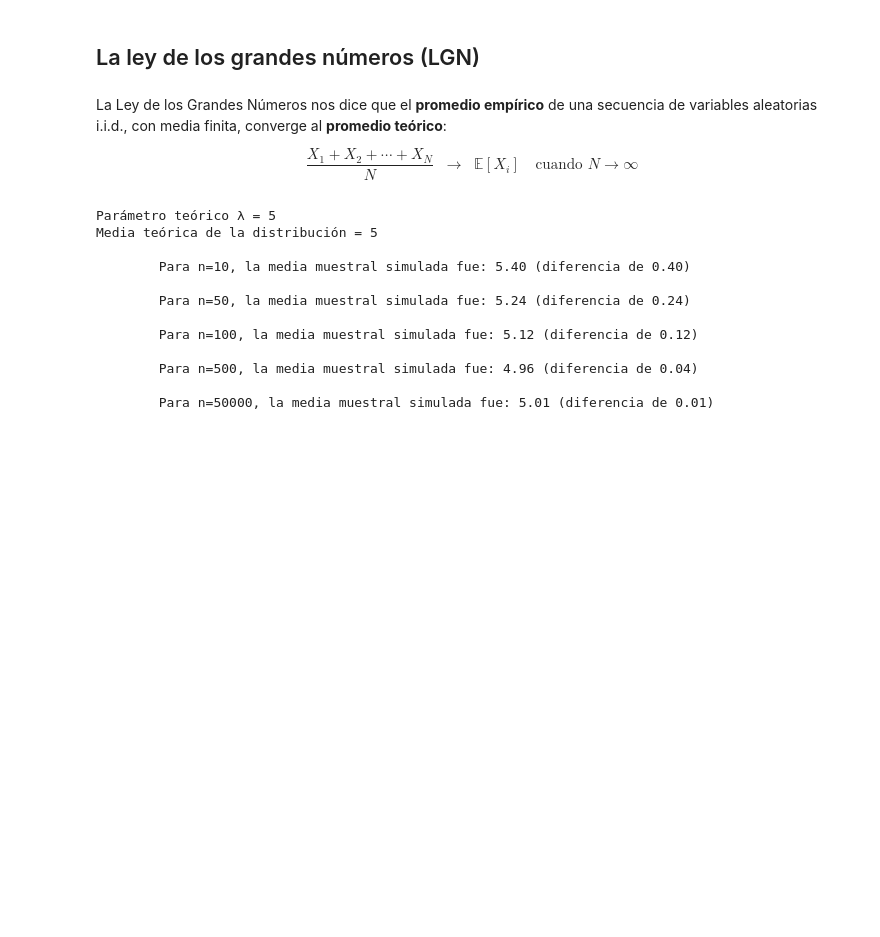
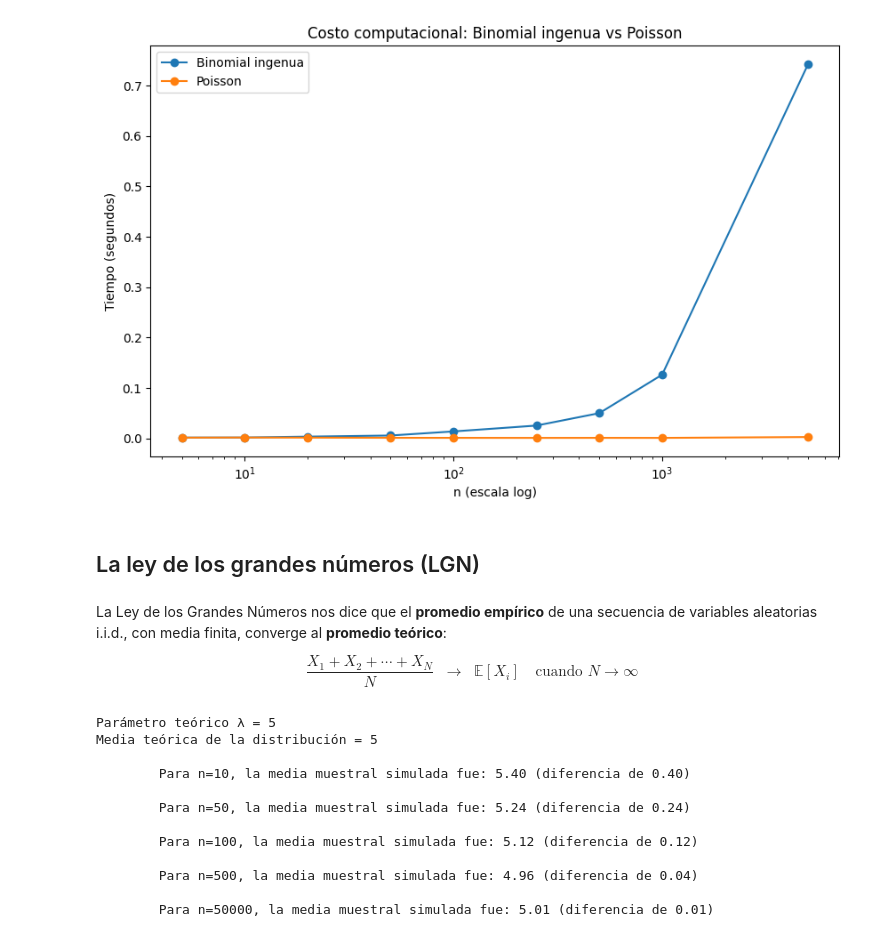
Before and after one commit to nefter/Bourbaki, a Jupyter notebook: Matematicas-para-la-Ciencia-de-Datos/Modulo-I-Probabilidad-y-Estadística/Semana_3_LGN_TLC_y_Tests/LGN_TLC_y_Tests.ipynb, the cells around one changed output. Saved outputs shown, nothing was run; the diff lists cells and outputs as text; code cells hidden in the pictures; blank space fills up the shorter version.

```diff
--- a/Matematicas-para-la-Ciencia-de-Datos/Modulo-I-Probabilidad-y-Estadística/Semana_3_LGN_TLC_y_Tests/LGN_TLC_y_Tests.ipynb
+++ b/Matematicas-para-la-Ciencia-de-Datos/Modulo-I-Probabilidad-y-Estadística/Semana_3_LGN_TLC_y_Tests/LGN_TLC_y_Tests.ipynb
@@ -23,3 +195,70 @@ import json
+# %%
+# Comparación de tiempo computacional: Simulación ingenua de Binomial
+
+# Aquí simulamos la Binomial como suma explícita
+# de n Bernoullis independientes.
+
+import time
+
+lmbda = 5
+sample_size = 20_000
+
+n_values = [5, 10, 20, 50, 100, 250, 500, 1000, 5000]
+binomial_times = []
+poisson_times = []
+
+for n in n_values:
+
+    p = lmbda / n
+
+    # ------------------------------------------------
+    # Binomial ingenua
+    # ------------------------------------------------
+    start = time.perf_counter()
+
+    bernoullis = np.random.rand(sample_size, n) < p
+    binomial_samples = bernoullis.sum(axis=1)
+
+    end = time.perf_counter()
+
+    binomial_times.append(end - start)
+
+    # ------------------------------------------------
+    # Poisson
+    # ------------------------------------------------
+    start = time.perf_counter()
+
+    poisson_samples = np.random.poisson(
+        lam=lmbda,
+        size=sample_size
+    )
+
+    end = time.perf_counter()
+
+    poisson_times.append(end - start)
+
+
+plt.figure(figsize=(10,6))
+plt.plot(
+    n_values,
+    binomial_times,
+    marker='o',
+    label='Binomial ingenua'
+)
+plt.plot(
+    n_values,
+    poisson_times,
+    marker='o',
+    label='Poisson'
+)
+plt.xscale('log')
+plt.xlabel('n (escala log)')
+plt.ylabel('Tiempo (segundos)')
+plt.title('Costo computacional: Binomial ingenua vs Poisson')
+plt.legend()
+plt.show()
+# %% [output]
+[figure, added]
 # %% [markdown]
 ## La ley de los grandes números (LGN)
 # %% [markdown]
```
Also changed, not shown: parts of 12 cells of this notebook.
